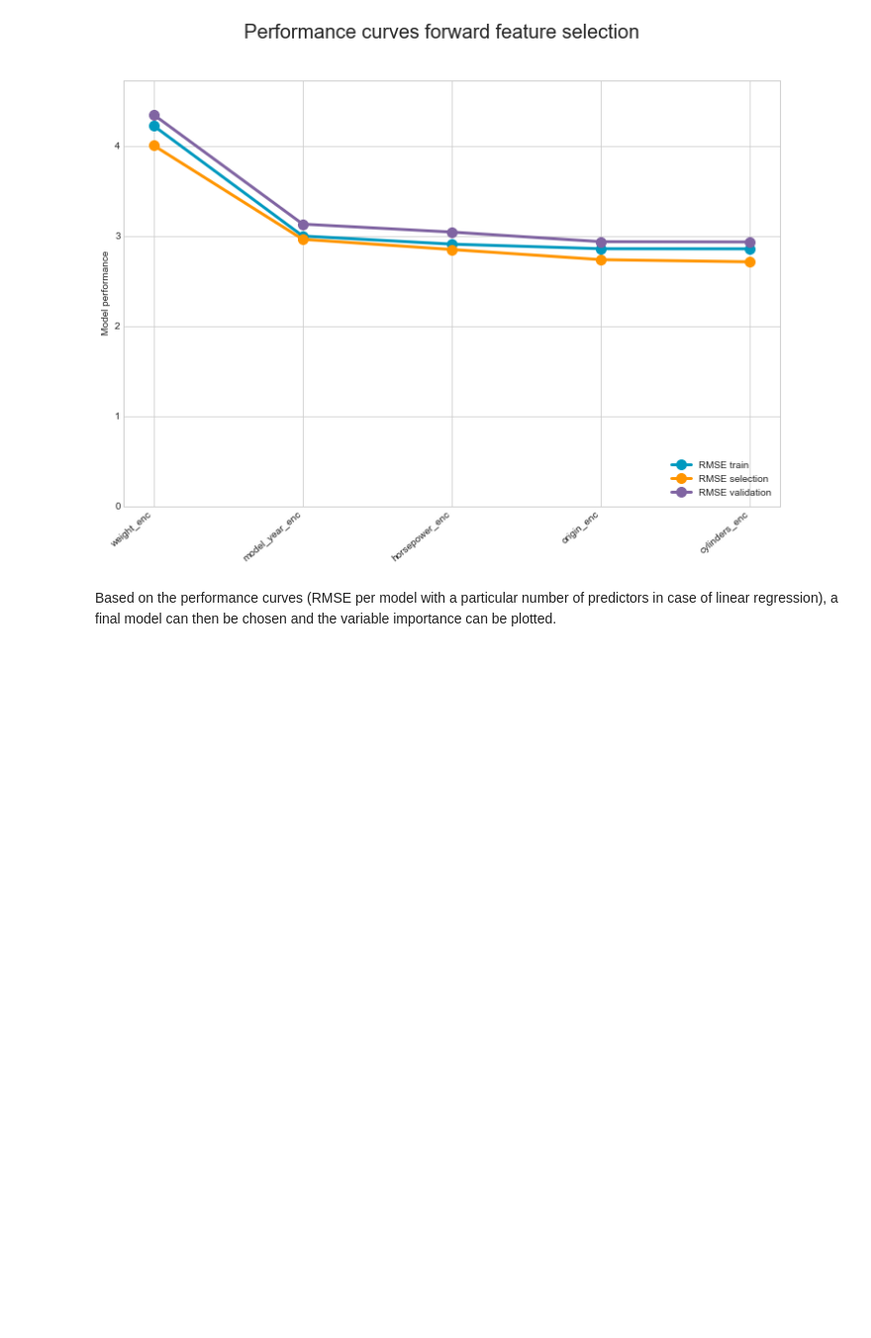
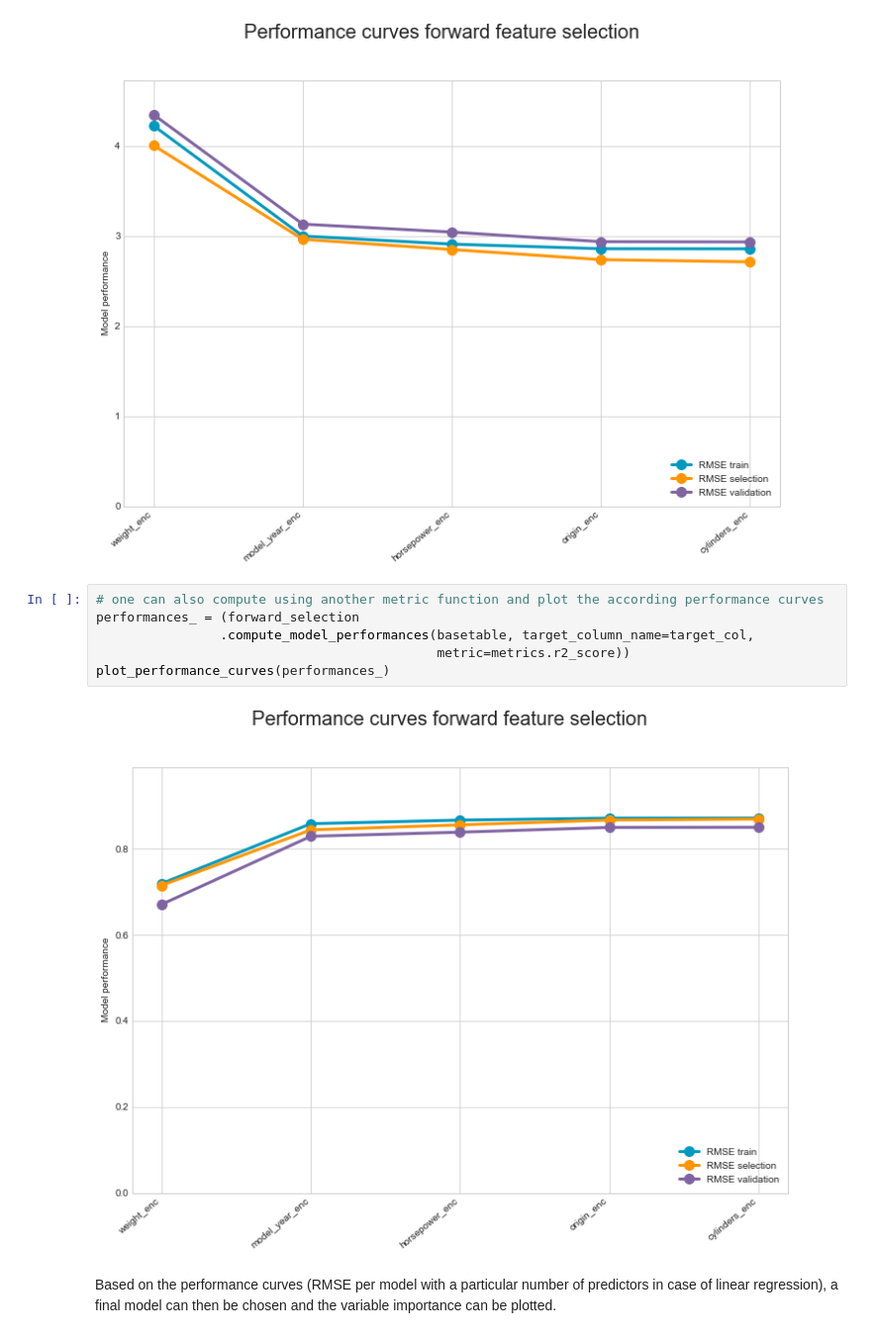
Before and after one commit to PythonPredictions/cobra, a Jupyter notebook: tutorials/tutorial_Cobra_linear_regression.ipynb, the cells around one changed output. Shown at 99% size. Cells and saved outputs as stored; diff of their text form; blank space fills up the shorter version.

Commit message:
improve usage metric arg

```diff
--- a/tutorials/tutorial_Cobra_linear_regression.ipynb
+++ b/tutorials/tutorial_Cobra_linear_regression.ipynb
@@ -381,6 +382,14 @@ As can be seen, model improvement gradually flattens when more variables are add
 plot_performance_curves(performances)
 # %% [output]
 [figure]
+# %%
+# one can also compute using another metric function and plot the according performance curves
+performances_ = (forward_selection
+                .compute_model_performances(basetable, target_column_name=target_col,
+                                            metric=metrics.r2_score))
+plot_performance_curves(performances_)
+# %% [output]
+[figure, added]
 # %% [markdown]
 Based on the performance curves (RMSE per model with a particular number of predictors in case of linear regression), a final model can then be chosen and the variable importance can be plotted.
 # %%
```
Also changed, not shown: parts of 1 cell of this notebook, 6 other files.
